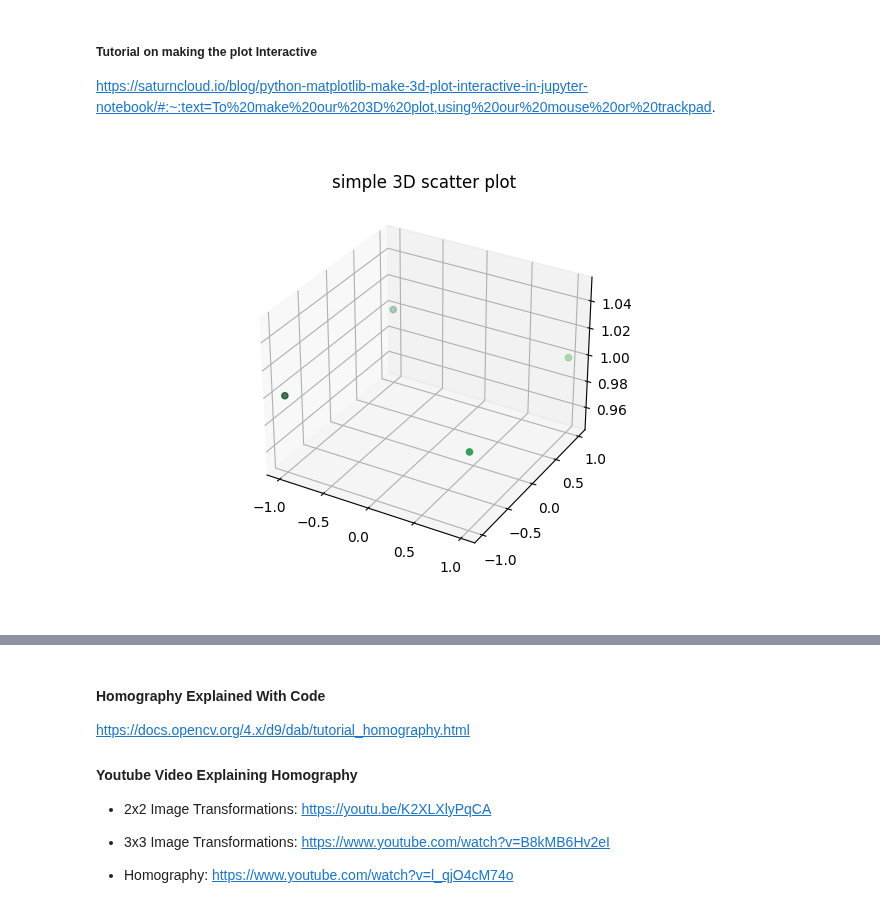
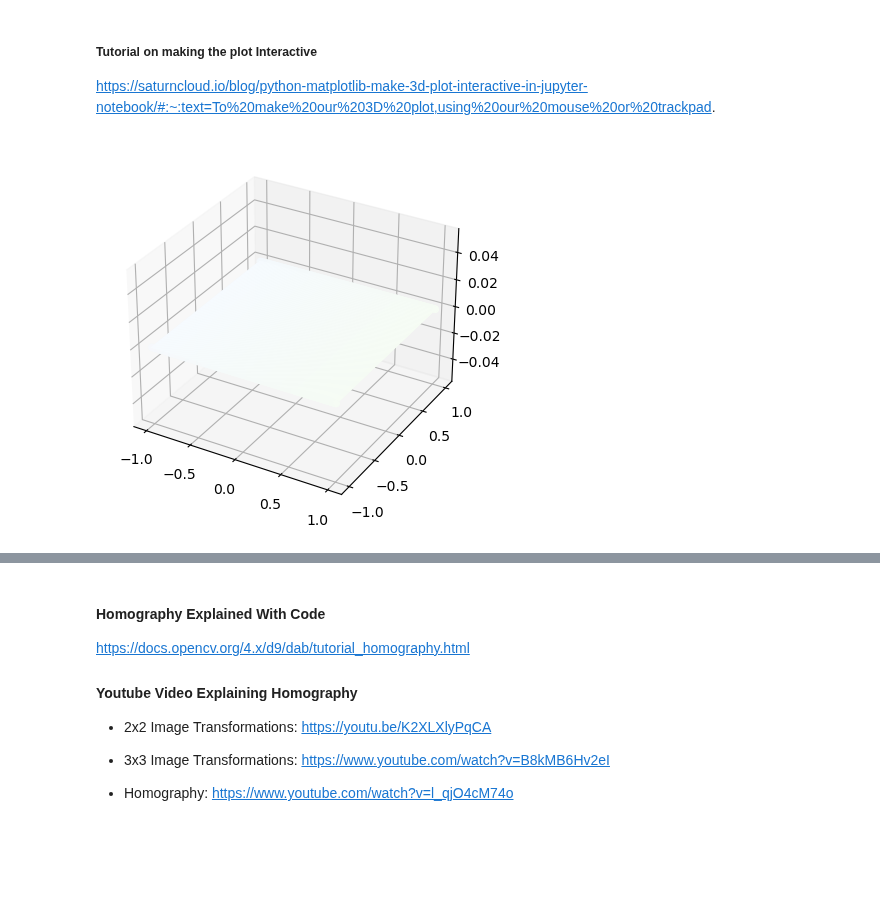
Before and after one commit to JoshuaG-K/transformation-visualization-tool, a Jupyter notebook: transformations.ipynb, the cells around one changed output, grey strips where cells are left out. Cells and saved outputs as stored; diff of their text form; code cells hidden in the pictures; blank space fills up the shorter version.

```diff
--- a/transformations.ipynb
+++ b/transformations.ipynb
@@ -14,24 +15,57 @@ import matplotlib.pyplot as plt
 from mpl_toolkits.mplot3d.art3d import Poly3DCollection
 
 import numpy as np
-# %%
-# Creating dataset
-square = np.array([[1, 1, 1], [1, -1, 1], [-1, 1, 1], [-1, -1, 1]])
-
-# Creating figure
-fig = plt.figure()
-ax = fig.add_subplot(111, projection="3d")
-
-# Create a gradient for the colorsx
-num_points = square.shape[0]
-gradient = np.linspace(0.5, 1, num_points)
-colors = plt.cm.Greens(gradient)
-
-# Creating plot
-ax.scatter(square[:, 0], square[:, 1], square[:, 2], c=colors)
-plt.title("simple 3D scatter plot")
-
-# show plot
-plt.show()
-# %% [output]
-[figure, removed]
+# %%
+# Create green dots for left side of line
+num_dots = 500
+
+left_green = np.linspace(-1, 1, num_dots).reshape((-1, 1)) # x values
+left_neg_ones = -1*np.ones((left_green.shape))
+left_zeros =  np.zeros(left_green.shape)
+left_green_points = np.concatenate((left_green, left_neg_ones, left_zeros), axis=1)
+
+# Create green dots for the right side of line
+right_green = np.linspace(-1, 1, num_dots).reshape((-1, 1))
+right_ones = np.ones((right_green.shape))
+right_zeros =  np.zeros(right_green.shape)
+right_green_points = np.concatenate((right_green, right_ones, right_zeros), axis=1)
+
+# Creating 3D background figure
+fig = plt.figure()
+ax = fig.add_subplot(111, projection="3d")
+
+interp_factor = np.linspace(0, 1, num_dots)
+blended_colors = interp_factor[:, np.newaxis] * plt.cm.Greens(1) + (1 - interp_factor[:, np.newaxis]) * plt.cm.Blues(1)
+
+ax.scatter(left_green_points[:, 0], left_green_points[:, 1], left_green_points[:, 2], c=blended_colors)
+ax.scatter(right_green_points[:, 0], right_green_points[:, 1], right_green_points[:, 2], c=blended_colors)
+
+for i in range(left_green.shape[0]):
+    ax.plot([left_green_points[i, 0], right_green_points[i, 0]], [left_green_points[i, 1], right_green_points[i, 1]],
+            [left_green_points[i, 2], right_green_points[i, 2]], c=blended_colors[i], linewidth=1)
+
+# # Create the gradients separately
+# gradient = np.linspace(0.5, 1, num_dots)
+# green_colors = plt.cm.Greens(gradient)
+# blue_colors = plt.cm.Blues(gradient)
+
+# # Creating plot for the green gradient
+# ax.scatter(left_green_points[:, 0], left_green_points[:, 1], left_green_points[:, 2], c=green_colors)
+# ax.scatter(right_green_points[:, 0], right_green_points[:, 1], right_green_points[:, 2], c=green_colors)
+# for i in range(left_green.shape[0]):
+#     ax.plot([left_green_points[i, 0], right_green_points[i, 0]], [left_green_points[i, 1], right_green_points[i, 1]], [left_green_points[i, 2], right_green_points[i, 2]], c=green_colors[i], linewidth=1)
+
+# # # Now we rotate left_green_points by 90deg to obtain blue gradient
+# rotation_matrix = np.array([[0, -1, 0], [1, 0, 0], [0, 0, 1]])
+
+# left_blue_points = np.dot(left_green_points, rotation_matrix)
+# right_blue_points = np.dot(right_green_points, rotation_matrix)
+
+# ax.scatter(left_blue_points[:, 0], left_blue_points[:, 1], left_blue_points[:, 2], c=blue_colors)
+# ax.scatter(right_blue_points[:, 0], right_blue_points[:, 1], right_blue_points[:, 2], c=blue_colors)
+
+# for i in range(left_blue_points.shape[0]):
+#     ax.plot([left_blue_points[i, 0], right_blue_points[i, 0]], [left_blue_points[i, 1], right_blue_points[i, 1]],
+#             [left_blue_points[i, 2], right_blue_points[i, 2]], c=blue_colors[i], linewidth=1)
+# %% [output]
+[figure, added]
```
Also changed, not shown: parts of 6 cells of this notebook.
